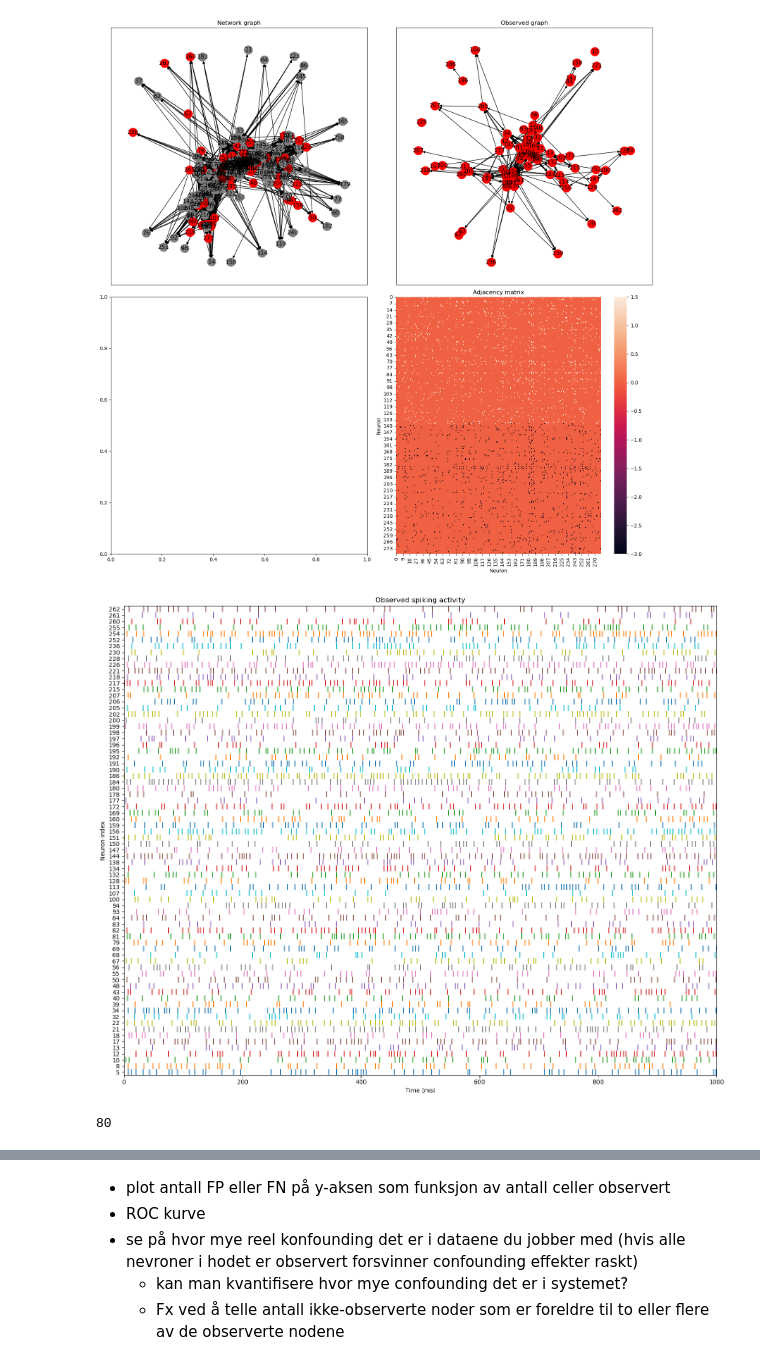
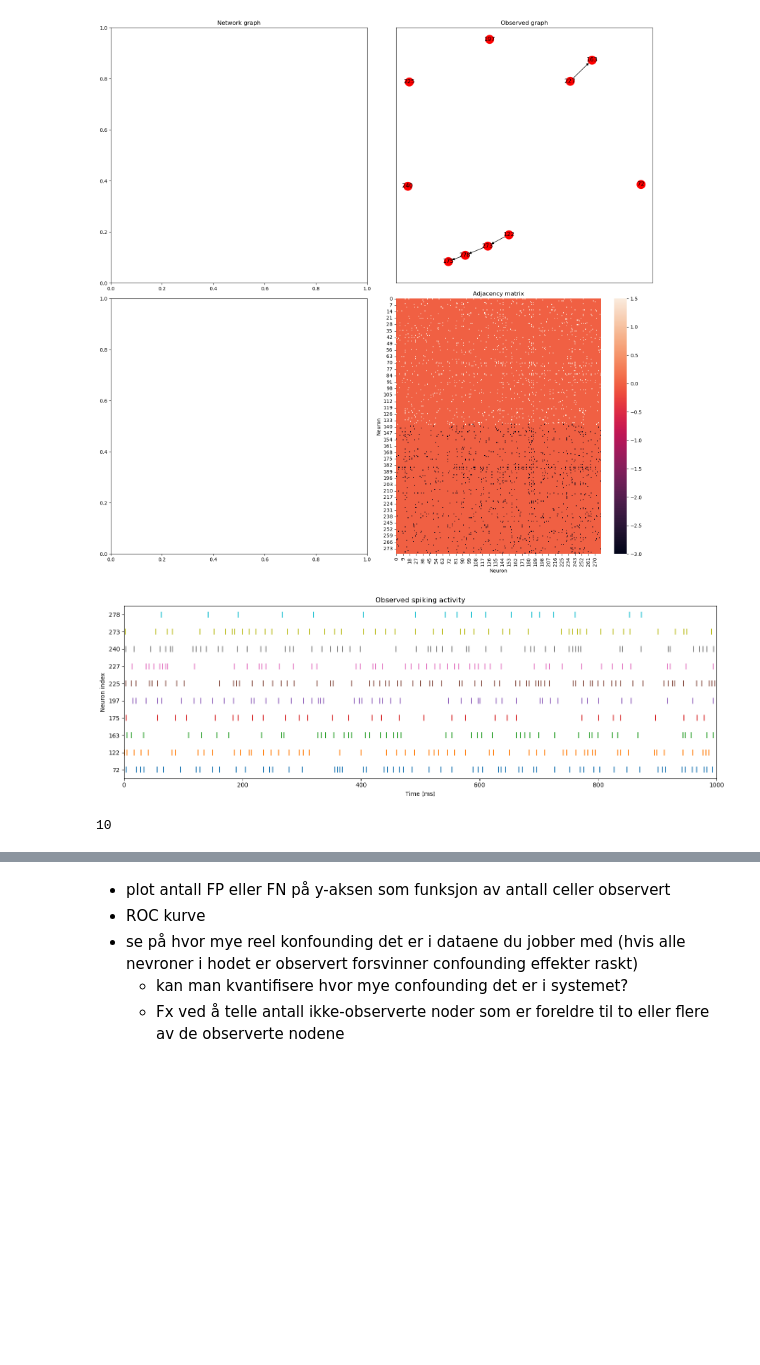
Before and after one commit to ungvilde/Causal-discovery, a Jupyter notebook: notebooks/learn_c_elegans.ipynb, the cells around one changed output, grey strips where cells are left out. Saved outputs shown, nothing was run; the diff lists cells and outputs as text; code cells hidden in the pictures; blank space fills up the shorter version.

```diff
--- a/notebooks/learn_c_elegans.ipynb
+++ b/notebooks/learn_c_elegans.ipynb
@@ -22,53 +23,36 @@ from tqdm import tqdm
 # %%
-example_network = torch.load('data/c_elegans_data.pt')
+example_network = torch.load('../data/c_elegans_data.pt')
 # %%
-# model parameters
-theta = 3
-
 # set up the neuron model
 neuron_model = BernoulliGLM(
-    theta=theta,
+    theta=3.,
     dt=1.,
-    coupling_window=1,
-    abs_ref_scale=3,
+    coupling_window=3,
+    abs_ref_scale=1,
     abs_ref_strength=-100,
-    rel_ref_scale=0,
+    rel_ref_scale=2,
     rel_ref_strength=-30,
     alpha=0.5,
     beta=0.2,
     r = 1
 )
 # %%
+n_obs = 10
 n_neurons = example_network.num_nodes
 n_hidden = n_neurons - n_obs
 
 G = to_networkx(example_network, node_attrs = ['position'])
 position_dict = nx.get_node_attributes(G, 'position')
-sample_space_head = []
-sample_space_body = []
+sample_space = []
 
 #first sample from head region
-n_obs_head = 80
 upper_pos_thr = 0.25
 lower_pos_thr = 0.
 for neuron in position_dict:
     if position_dict[neuron] > lower_pos_thr and position_dict[neuron] < upper_pos_thr:
-        sample_space_head.append(neuron)
+        sample_space.append(neuron)
 
-#second sample from tail/body region
-n_obs_body = 10
-upper_pos_thr = 1.0
-lower_pos_thr = 0.15
-for neuron in position_dict:
-    if position_dict[neuron] > lower_pos_thr and position_dict[neuron] < upper_pos_thr:
-        sample_space_body.append(neuron)
-
-
-print('num possible samples = ', len(sample_space_head))#len(sample_space_body))
-index_obs = np.sort(np.random.choice(sample_space_head, size = n_obs_head, replace = False))
-#index_obs = np.sort(sample_space)
-#print(sample_space)
-print('n_obs = ', len(index_obs))
+index_obs = np.sort(np.random.choice(sample_space, size = n_obs, replace = False))
 
 G_obs = nx.subgraph(G, index_obs)
 
@@ -115,7 +94,7 @@ plt.show()
 fig, ax = plt.subplots(2, 2, figsize=(16, 16))
 color_map = ['grey' if node not in index_obs else 'red' for node in G]
 
-nx.draw_networkx(G, arrows=True, ax=ax[0,0], node_color=color_map)
+#nx.draw_networkx(G, arrows=True, ax=ax[0,0], node_color=color_map)
 ax[0,0].set_title("Network graph")
 
 nx.draw_networkx(G_obs, arrows=True, ax=ax[0,1], node_color='red')
@@ -130,7 +109,7 @@ ax[1,1].set_ylabel("Neuron")
 plt.tight_layout()
 plt.show()
 # %% [output]
-[figure, old version]
+[figure, new version]
 # %%
 prop_intervened = 1.0
 
@@ -160,23 +139,23 @@ for i, intervention in tqdm(enumerate(stimulation_protocol_str), total = len(sti
 # %%
 spikes = spike_data_dict['null']
 
-plt.figure(figsize=(15,12))
+plt.figure(figsize=(15,5))
 
 for i in range(len(index_obs)):
     plt.scatter(np.where(spikes[i,:] == 1)[0], i*np.ones_like(np.where(spikes[i,:] == 1)[0]), marker='|', s=100)
 
 plt.yticks(ticks=np.arange(len(index_obs)),labels=index_obs)
 plt.xlabel("Time (ms)")
 plt.ylabel("Neuron index")
 plt.xlim([0, 1000])
 plt.ylim([-0.5, n_obs - 0.5])
 plt.title("Observed spiking activity")
 plt.tight_layout()
 plt.show()
 # %% [output]
-[figure, old version]
+[figure, new version]
 # %%
 len(index_obs)
 # %% [output]
-80
+10
 # %%
```
Also changed, not shown: parts of 6 cells of this notebook, 6 other files.
